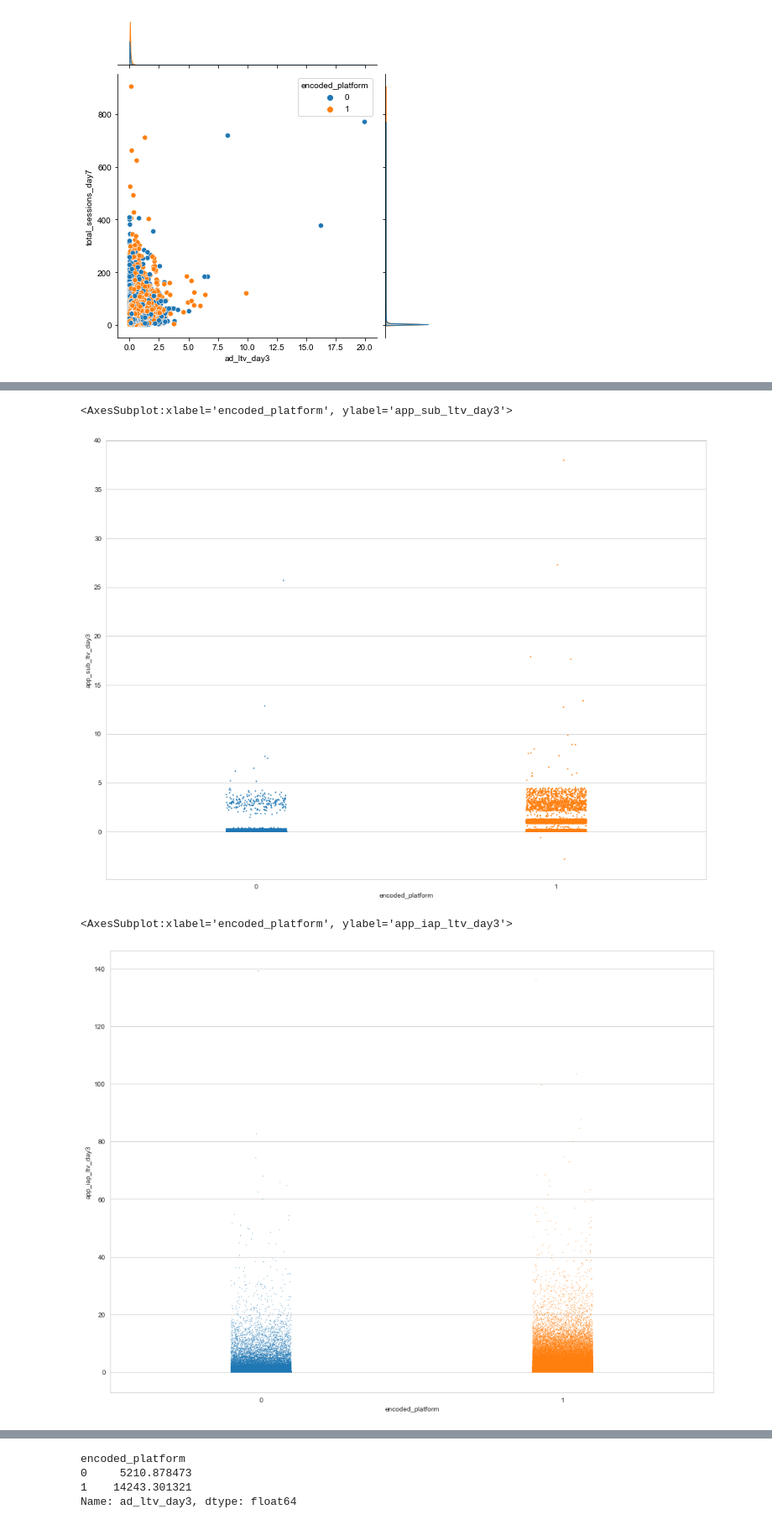
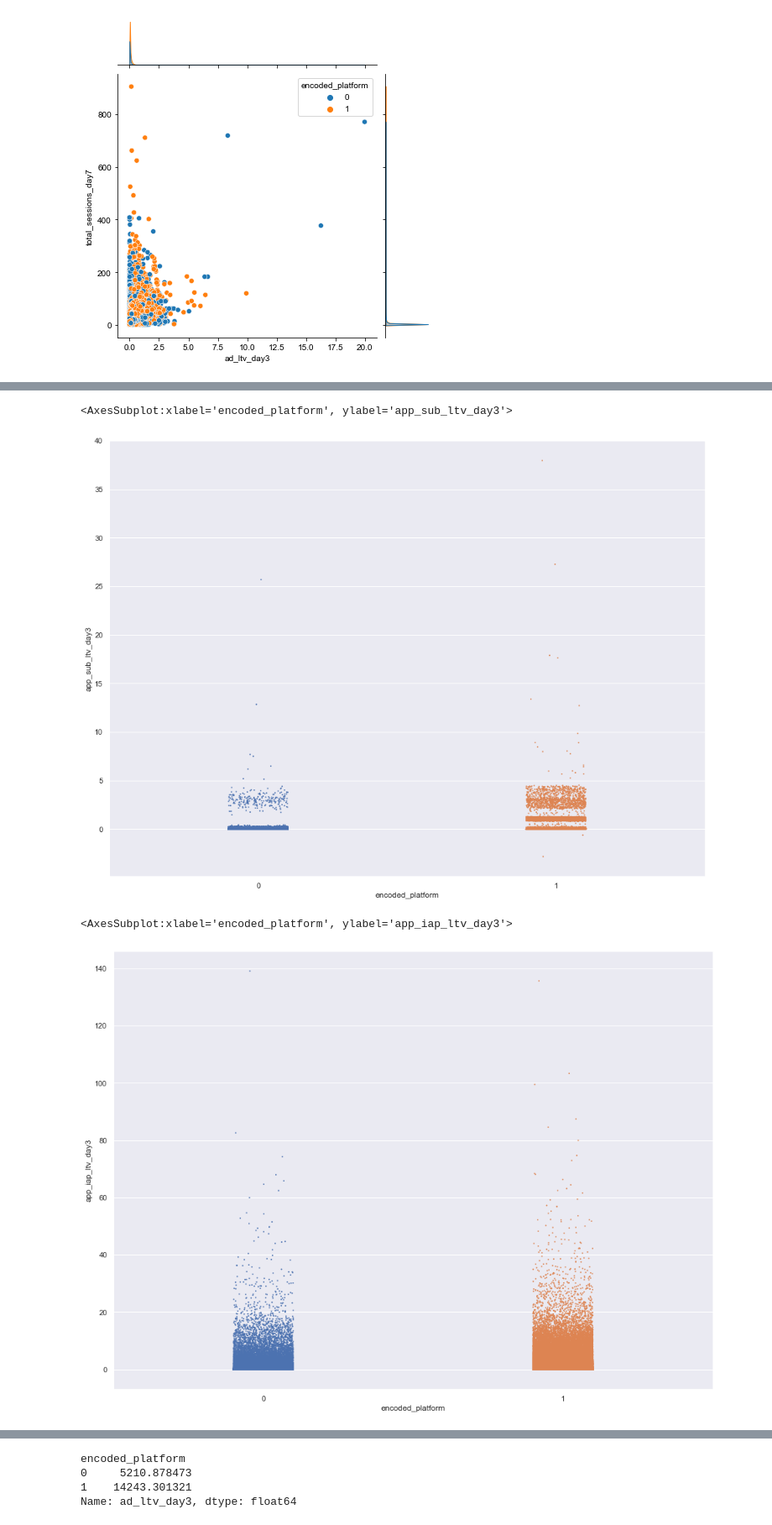
Before and after one commit to Yevgenialno/Game-Revenue-Forecast, a Jupyter notebook: TEST TASK TURIK.ipynb, the cells around one changed output, grey strips where cells are left out. Shown at 84% size. Drawn from its saved outputs; the diff is of its cells as text; code cells hidden in the pictures.

```diff
--- a/TEST TASK TURIK.ipynb
+++ b/TEST TASK TURIK.ipynb
@@ -257,2 +186,0 @@ memory usage: 705.5+ MB
-# %%
-turik["install_date"] = pd.to_datetime(turik_data["install_date"])
@@ -383,7 +280,8 @@ sns.scatterplot("app_sub_ltv_day1", "app_sub_ltv_day3", data=turik, hue="encoded
 # %%
+# Графік залежності total_sessions_day7 від ad_ltv_day3
+# Точкі розділені за платформою: 1 - ios, 0 - android
 plt.figure(figsize=(16, 12))
 sns.jointplot("ad_ltv_day3", "total_sessions_day7", data=turik, hue="encoded_platform", kind='scatter')
-sns.set_style('whitegrid')
 # %% [output]
 <Figure size 1152x864 with 0 Axes>
 [figure]
@@ -396,12 +296,16 @@ sns.stripplot(x="encoded_platform", y="ad_ltv_day3", data=turik, size=2)
 # %%
+# Графік показує різницю між тим, яка з платформ дає більше заробітку з підписок
+# Створені на графіку стовпчики розділені за платформою: 1 - ios, 0 - android
 plt.figure(figsize=(16, 12))
 sns.stripplot(x="encoded_platform", y="app_sub_ltv_day3", data=turik, size=2)
 # %% [output]
 <AxesSubplot:xlabel='encoded_platform', ylabel='app_sub_ltv_day3'>
-[figure, old version]
+[figure, new version]
 # %%
+# Графік показує різницю між тим, яка з платформ дає більше заробітку з купівлі валюти
+# Створені на графіку стовпчики розділені за платформою: 1 - ios, 0 - android
 plt.figure(figsize=(16, 12))
-sns.stripplot(x="encoded_platform", y="app_iap_ltv_day3", data=turik, size=1)
+sns.stripplot(x="encoded_platform", y="app_iap_ltv_day3", data=turik, size=2)
 # %% [output]
 <AxesSubplot:xlabel='encoded_platform', ylabel='app_iap_ltv_day3'>
-[figure, old version]
+[figure, new version]
```
Also changed, not shown: parts of 96 cells of this notebook.
